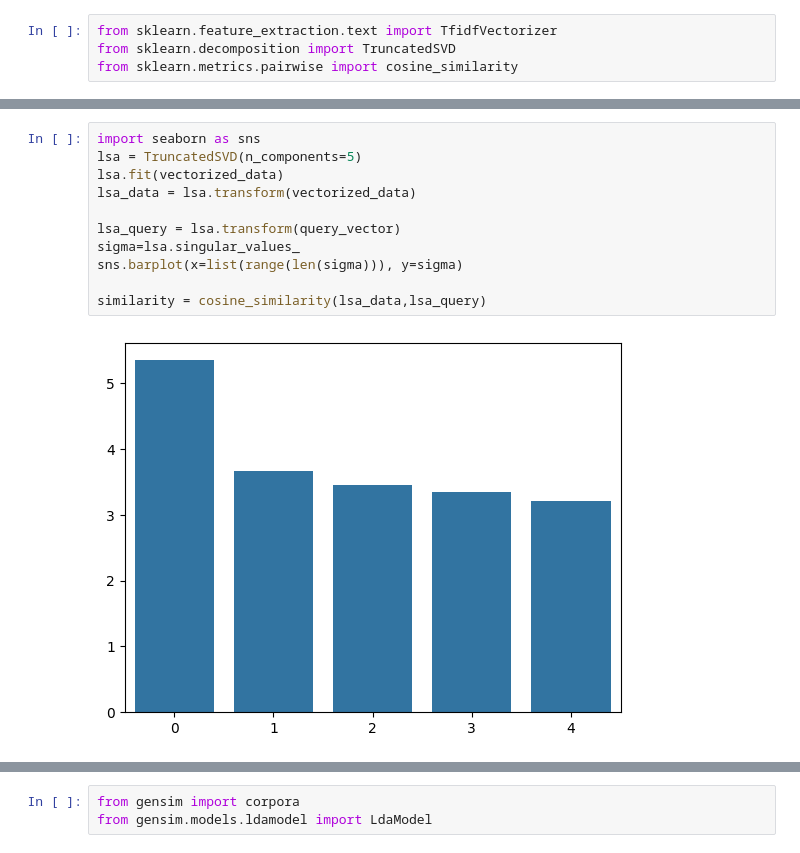
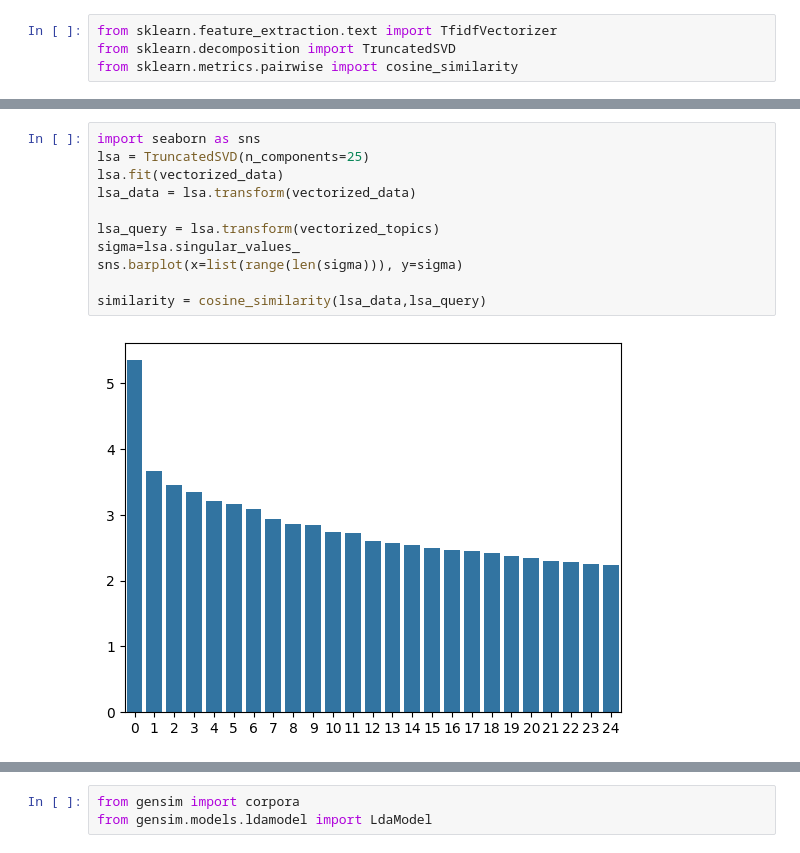
Before and after one commit to Genereux-akotenou/BankReviewIntelligence, a Jupyter notebook: ScrapperService/developement_version/Models/Semantique_analysis.ipynb, the cells around one changed output, grey strips where cells are left out. Drawn from its saved outputs; the diff is of its cells as text.

```diff
--- a/ScrapperService/developement_version/Models/Semantique_analysis.ipynb
+++ b/ScrapperService/developement_version/Models/Semantique_analysis.ipynb
@@ -64,13 +72,13 @@ query_vector = vectorizer.transform([processed_query])
 # %%
 import seaborn as sns
-lsa = TruncatedSVD(n_components=5)
+lsa = TruncatedSVD(n_components=25)
 lsa.fit(vectorized_data)
 lsa_data = lsa.transform(vectorized_data)
 
-lsa_query = lsa.transform(query_vector)
+lsa_query = lsa.transform(vectorized_topics)
 sigma=lsa.singular_values_
 sns.barplot(x=list(range(len(sigma))), y=sigma)
 
 similarity = cosine_similarity(lsa_data,lsa_query)
 # %% [output]
-[figure, old version]
+[figure, new version]
```
Also changed, not shown: parts of 12 cells of this notebook, 5 other files.
